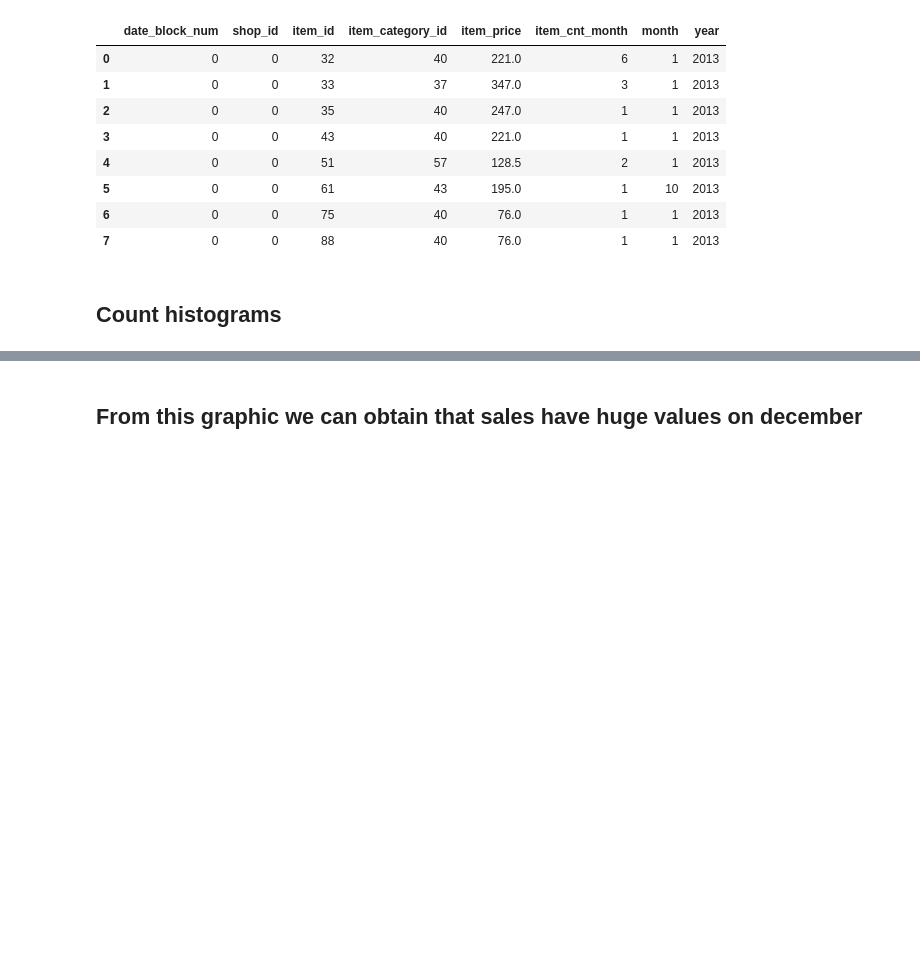
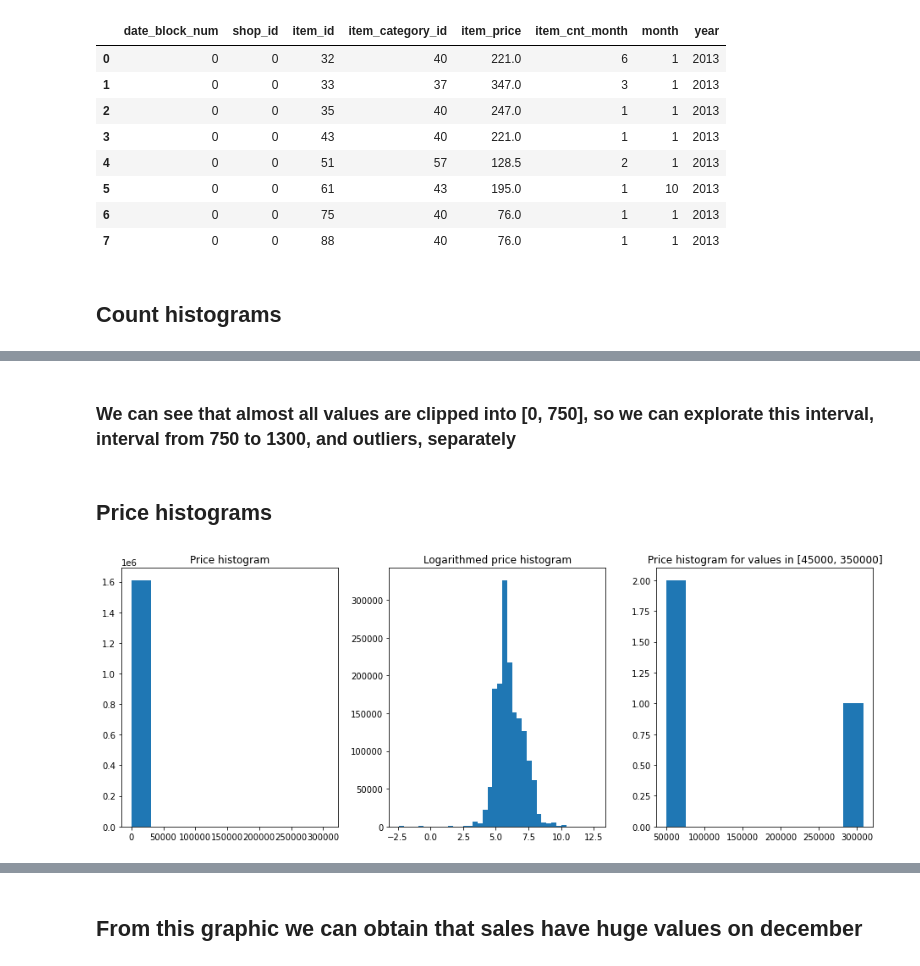
Before and after one commit to Evgeniy-2000/ML_practice_project, a Jupyter notebook: Main.ipynb, the cells around one changed output, grey strips where cells are left out. Cells and saved outputs as stored; diff of their text form; code cells hidden in the pictures; blank space fills up the shorter version.

```diff
--- a/Main.ipynb
+++ b/Main.ipynb
@@ -202,0 +175,19 @@ def get_regression_line(data: pd.Series) -> pd.Series:
+# %% [markdown]
+### We can see that almost all values are clipped into [0, 750], so we can explorate this interval, interval from 750 to 1300, and outliers, separately
+# %% [markdown]
+## Price histograms
+# %%
+fig, axes = plt.subplots(nrows=1, ncols=3, figsize=(13, 5))
+
+axes[0].hist(train_grouped_by_month['item_price'])
+axes[0].set_title('Price histogram')
+
+axes[1].hist(np.log(train_grouped_by_month['item_price']), bins=40)
+axes[1].set_title('Logarithmed price histogram')
+
+axes[2].hist(train_grouped_by_month.query('item_price > 45000 and item_price < 350000')['item_price'])
+axes[2].set_title('Price histogram for values in [45000, 350000]')
+fig
+plt.tight_layout()
+# %% [output]
+[figure, added]
```
Also changed, not shown: parts of 52 cells of this notebook.
